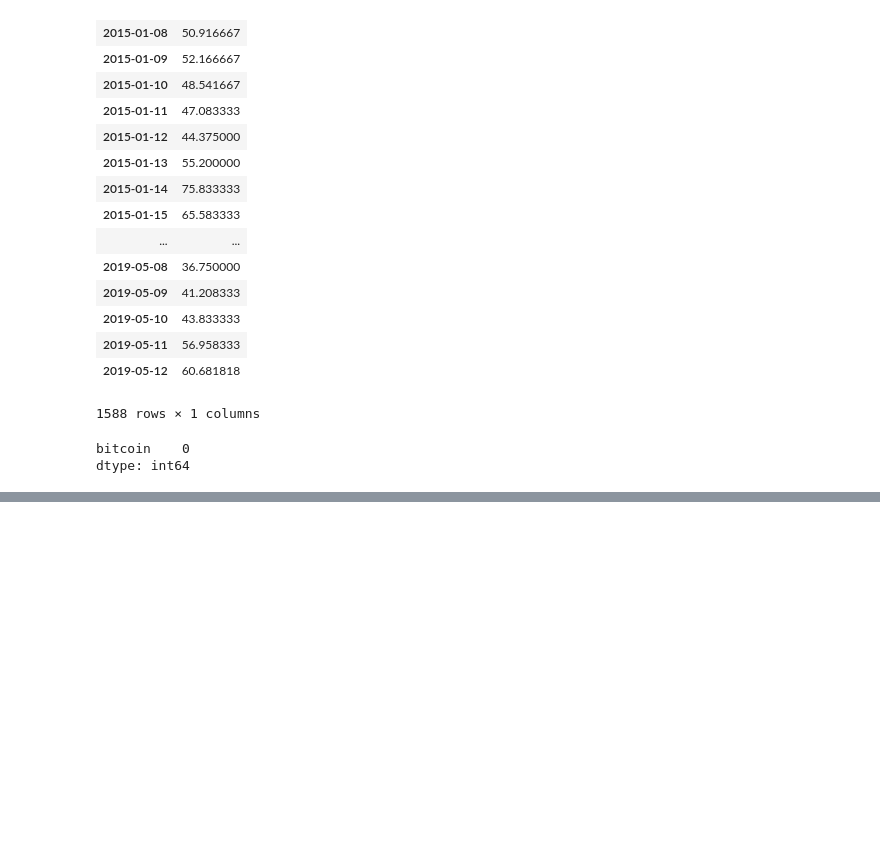
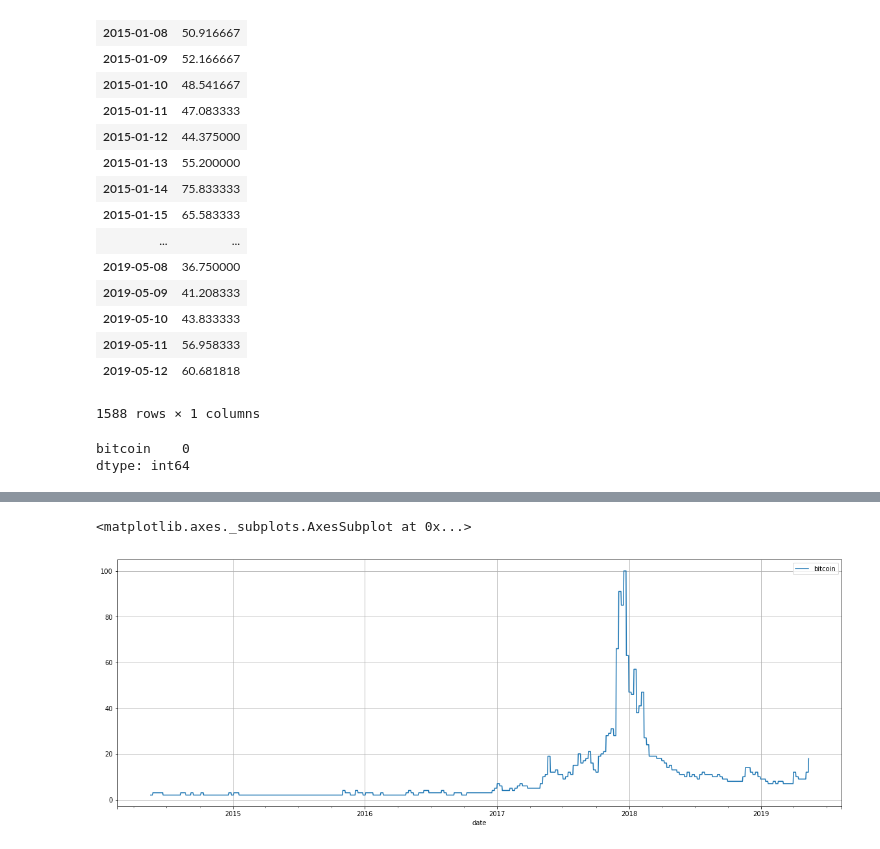
Before and after one commit to marlon-rodrigues/crypto_prediction, a Jupyter notebook: code/Experimentation - Google Trends v1.0.ipynb, the cells around one changed output, grey strips where cells are left out. Saved outputs shown, nothing was run; the diff lists cells and outputs as text; code cells hidden in the pictures; blank space fills up the shorter version.

Commit message:
Full data exploration

```diff
--- a/code/Experimentation - Google Trends v1.0.ipynb
+++ b/code/Experimentation - Google Trends v1.0.ipynb
@@ -334,0 +339,5 @@ avg_block_data_complete.to_csv('block_data_full_complete.csv', encoding='utf-8')
+# %%
+# More tests - THIS IS THE RIGHT APPROACH - GET LAST 5 YEARS AND FORWARD FILL
+kw_list = ["bitcoin"]
+pytrends.build_payload(kw_list, cat=0, timeframe='today 5-y', geo='', gprop='')
+block_data_5_years = pytrends.interest_over_time()
@@ -334,0 +354,3 @@ avg_block_data_complete.to_csv('block_data_full_complete.csv', encoding='utf-8')
+# %%
+block_data_5_years = block_data_5_years.reset_index()
+block_data_5_years.info()
@@ -334,0 +366,6 @@ avg_block_data_complete.to_csv('block_data_full_complete.csv', encoding='utf-8')
+# %%
+# Fill in missing rows
+r = pd.date_range(start=block_data_5_years.date.min(), end=block_data_5_years.date.max())
+# block_data_5_years_complete = block_data_5_years.set_index('date').reindex(r).fillna(method='ffill').rename_axis('date').reset_index()
+block_data_5_years_complete = block_data_5_years.set_index('date').reindex(r).fillna(method='ffill').rename_axis('date')
+block_data_5_years_complete.head()
@@ -334,0 +400,4 @@ avg_block_data_complete.to_csv('block_data_full_complete.csv', encoding='utf-8')
+# %%
+# Plotting data prices
+block_data_5_years_complete_index = block_data_5_years_complete.reset_index()
+block_data_5_years_complete_index.head(5)
@@ -334,0 +411,6 @@ avg_block_data_complete.to_csv('block_data_full_complete.csv', encoding='utf-8')
+# %%
+# Plotting data
+block_data_5_years_complete_index.plot(y='bitcoin', x='date', figsize=(20,7), grid=True)
+# %% [output]
+<matplotlib.axes._subplots.AxesSubplot at 0x...>
+[figure, added]
```
Also changed, not shown: parts of 9 cells of this notebook, 8 other files.
